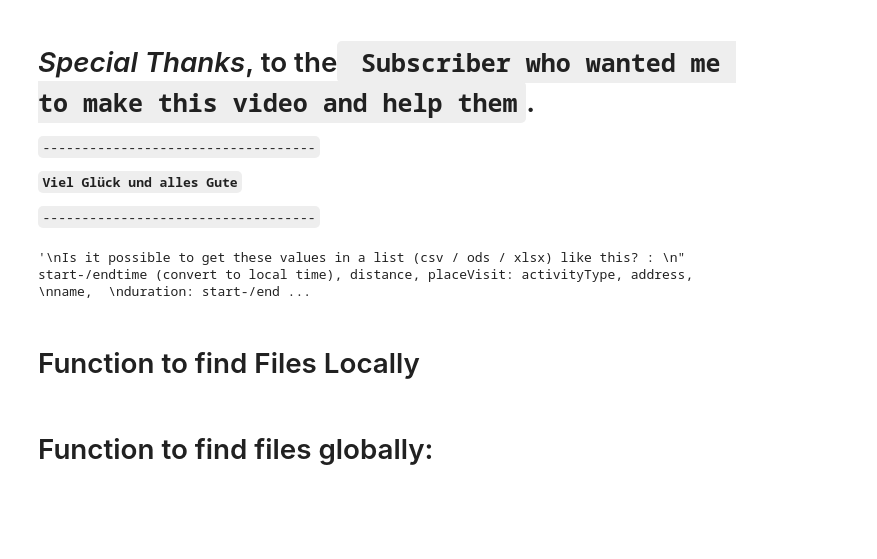
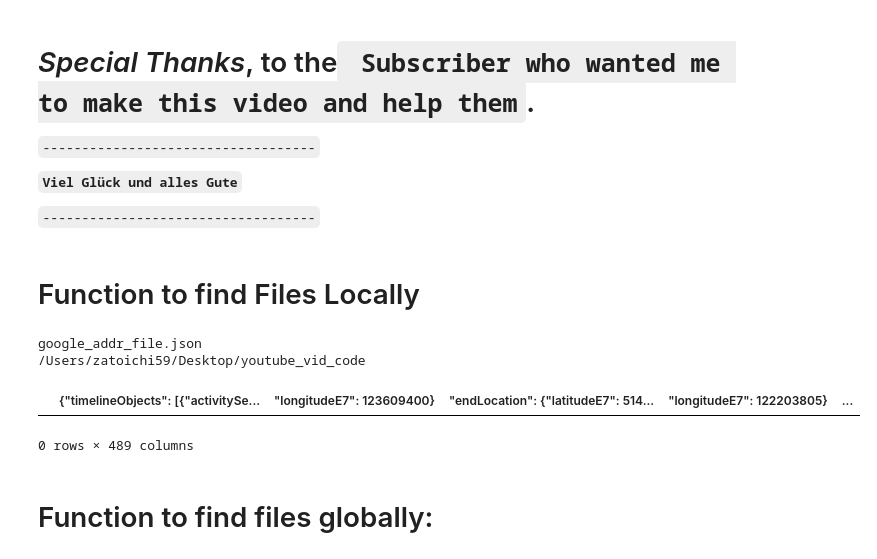
Before and after one commit to MrFuguDataScience/JSON, a Jupyter notebook: Google_Addr_stuff.ipynb, the cells around one changed output. Drawn from its saved outputs; the diff is of its cells as text; code cells hidden in the pictures; blank space fills up the shorter version.

Commit message:
GoogleTimeLine_JSON
updated file

```diff
--- a/Google_Addr_stuff.ipynb
+++ b/Google_Addr_stuff.ipynb
@@ -27,19 +28,27 @@ from collections import defaultdict
-# %%
-'''
-Is it possible to get these values in a list (csv / ods / xlsx) like this? :
-" start-/endtime (convert to local time), distance, placeVisit: activityType, address,
-name,
-duration: start-/endtime (as local time) "
-And is it possible to do that for all files (Year_MONTH.jason)
-in a given directory? Google maps stores the data per month directories
-for each year.
-
-I hope you can help me with this task.
-
-'''
-# %% [output]
-'\nIs it possible to get these values in a list (csv / ods / xlsx) like this? : \n" start-/endtime (convert to local time), distance, placeVisit: activityType, address, \nname,  \nduration: start-/end ...
 # %% [markdown]
 # Function to find Files Locally
+# %%
+import os
+def os_dir_search(file):
+    u=[]
+    for p,n,f in os.walk(os.getcwd()):
+
+        for a in f:
+            a = str(a)
+            if a.endswith(file): # can be (.csv) or a file like I did and search
+                print(a)
+                print(p)
+                t=pd.read_csv(p+'/'+file)
+#                               names=['row_id','credit_card',
+#                                                 'email','first_name','last_name','primary_phone'],header=0)
+
+    return t
+
+os_dir_search('google_addr_file.json')
+# %% [output]
+google_addr_file.json
+/Users/zatoichi59/Desktop/youtube_vid_code
+|  | {"timelineObjects": [{"activitySe... | "longitudeE7": 123609400} | "endLocation": {"latitudeE7": 514... | "longitudeE7": 122203805} | ... |
+0 rows × 489 columns
 # %% [markdown]
 # Function to find files globally:
```
Also changed, not shown: parts of 3 cells of this notebook.
